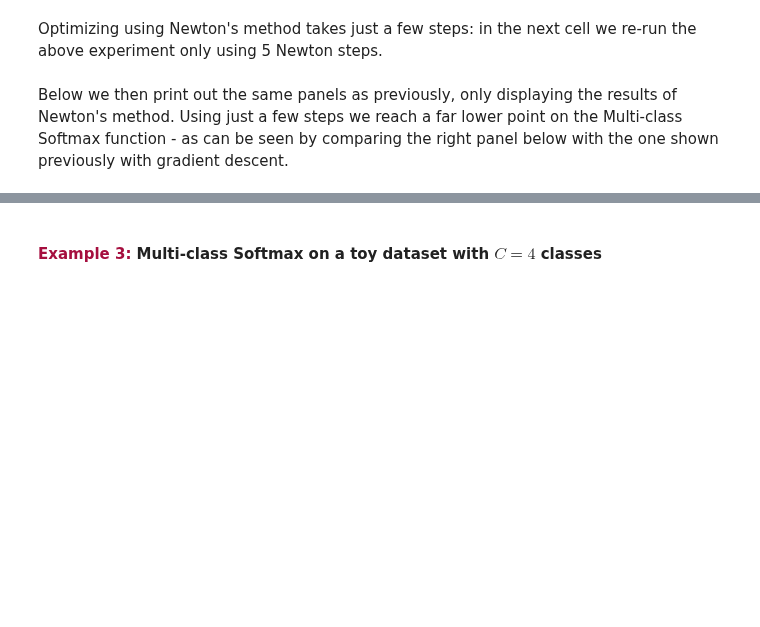
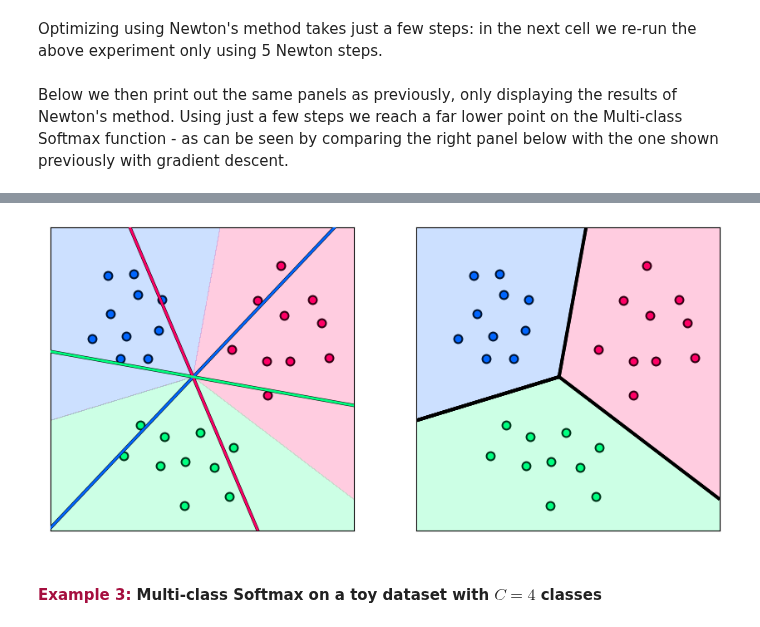
Before and after one commit to neonwatty/machine_learning_refined, a Jupyter notebook: notes/7_Linear_multiclass_classification/7_3_Perceptron.ipynb, the cells around one changed output, grey strips where cells are left out. Saved outputs shown, nothing was run; the diff lists cells and outputs as text; code cells hidden in the pictures; blank space fills up the shorter version.

```diff
--- a/notes/7_Linear_multiclass_classification/7_3_Perceptron.ipynb
+++ b/notes/7_Linear_multiclass_classification/7_3_Perceptron.ipynb
@@ -404,7 +398,7 @@ Below we then print out the same panels as previously, only displaying the resul
 # This code cell will not be shown in the HTML version of this notebook
 # run newtons method to minimize cost
 g = multiclass_softmax; w = 0.1*np.random.randn(3,3); max_its = 5;
-weight_history,cost_history = optimizers.newtons_method(g,max_its,w)
+weight_history = demo.newtons_method(g,w,max_its=max_its)
 
 # plot classification of space, individual learned classifiers (left panel) and joint boundary (middle panel), and cost-function panel in the right panel
 demo.show_complete_coloring(weight_history, cost = multiclass_softmax)
@@ -414,3 +406,4 @@ demo.show_complete_coloring(weight_history, cost = multiclass_softmax)
+[figure, added]
 # %% [markdown]
 #### <span style="color:#a50e3e;">Example 3: </span> Multi-class Softmax on a toy dataset with $C = 4$ classes
 # %% [markdown]
```
Also changed, not shown: parts of 7 cells of this notebook, 1 other file.
